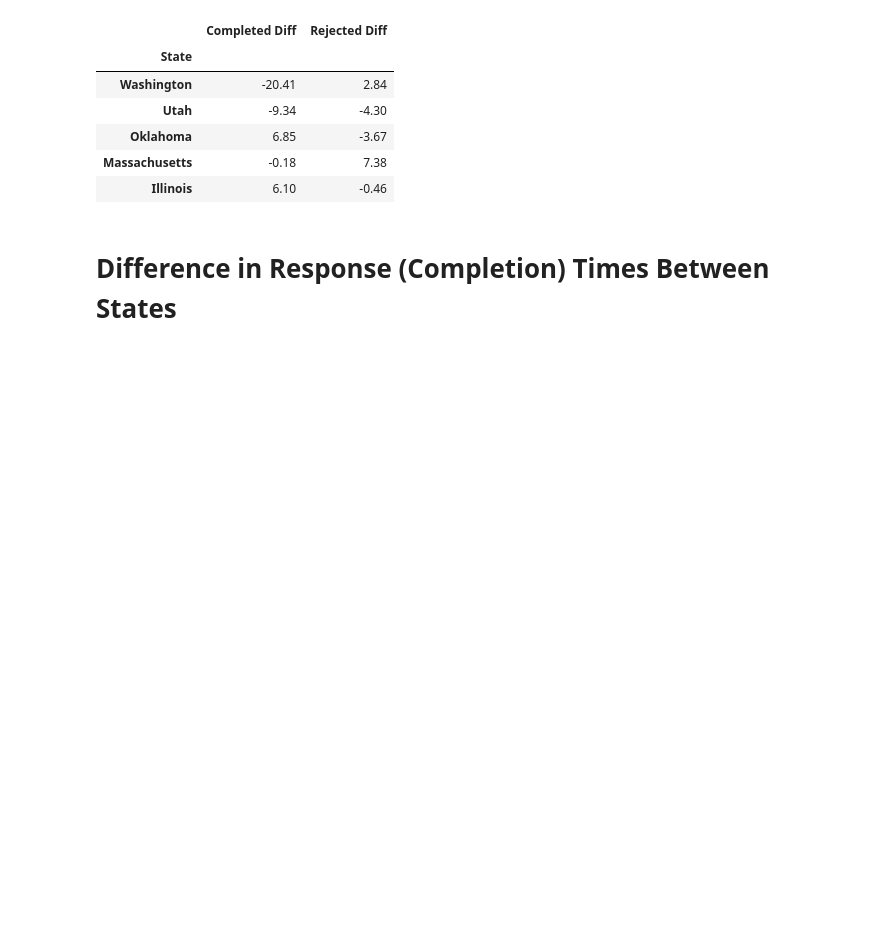
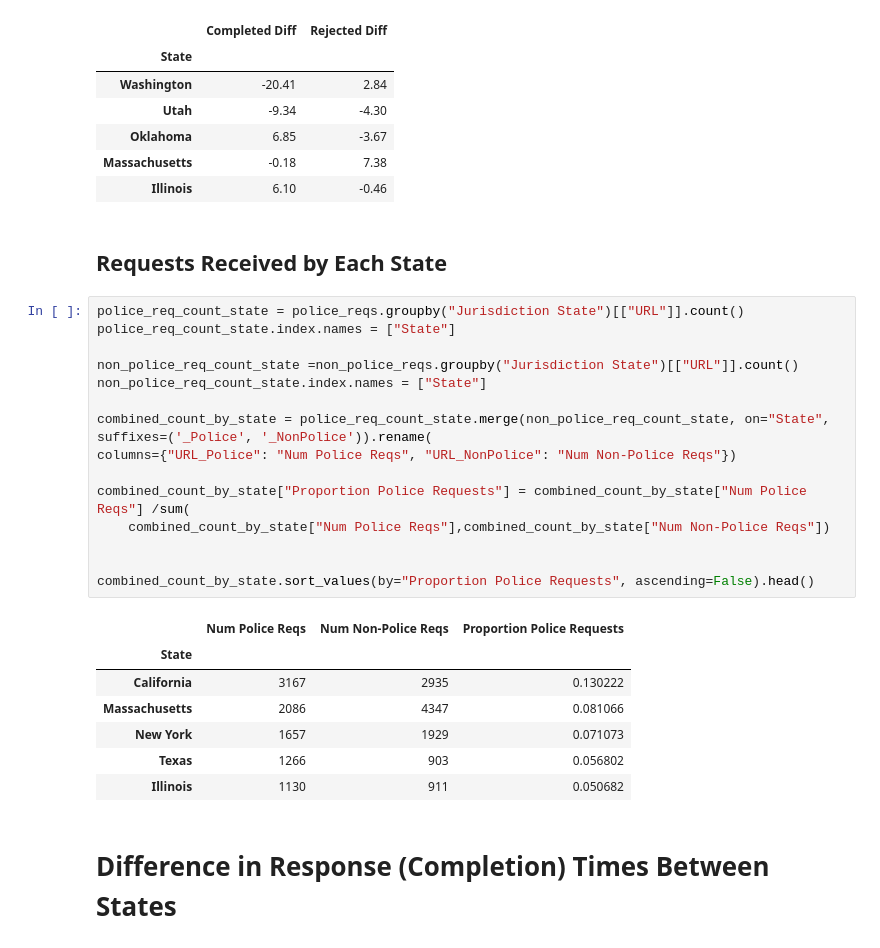
Before and after one commit to emile-66/muckrock_data, a Jupyter notebook: muckrock_requests_analysis.ipynb, the cells around one changed output. Cells and saved outputs as stored; diff of their text form; blank space fills up the shorter version.

```diff
--- a/muckrock_requests_analysis.ipynb
+++ b/muckrock_requests_analysis.ipynb
@@ -285,6 +285,31 @@ combined_state.loc[:,["Completed Diff", "Rejected Diff"]].head()
 | Oklahoma | 6.85 | -3.67 |
 | Massachusetts | -0.18 | 7.38 |
 | Illinois | 6.10 | -0.46 |
+# %% [markdown]
+## Requests Received by Each State ##
+# %%
+police_req_count_state = police_reqs.groupby("Jurisdiction State")[["URL"]].count()
+police_req_count_state.index.names = ["State"]
+
+non_police_req_count_state =non_police_reqs.groupby("Jurisdiction State")[["URL"]].count()
+non_police_req_count_state.index.names = ["State"]
+
+combined_count_by_state = police_req_count_state.merge(non_police_req_count_state, on="State", suffixes=('_Police', '_NonPolice')).rename(
+columns={"URL_Police": "Num Police Reqs", "URL_NonPolice": "Num Non-Police Reqs"})
+
+combined_count_by_state["Proportion Police Requests"] = combined_count_by_state["Num Police Reqs"] /sum(
+    combined_count_by_state["Num Police Reqs"],combined_count_by_state["Num Non-Police Reqs"])
+
+
+combined_count_by_state.sort_values(by="Proportion Police Requests", ascending=False).head()
+# %% [output]
+|  | Num Police Reqs | Num Non-Police Reqs | Proportion Police Requests |
+| State |  |  |  |
+| California | 3167 | 2935 | 0.130222 |
+| Massachusetts | 2086 | 4347 | 0.081066 |
+| New York | 1657 | 1929 | 0.071073 |
+| Texas | 1266 | 903 | 0.056802 |
+| Illinois | 1130 | 911 | 0.050682 |
 # %% [markdown]
 <h1> <font: red>Difference in Response (Completion) Times Between States
 # %% [markdown]
```
